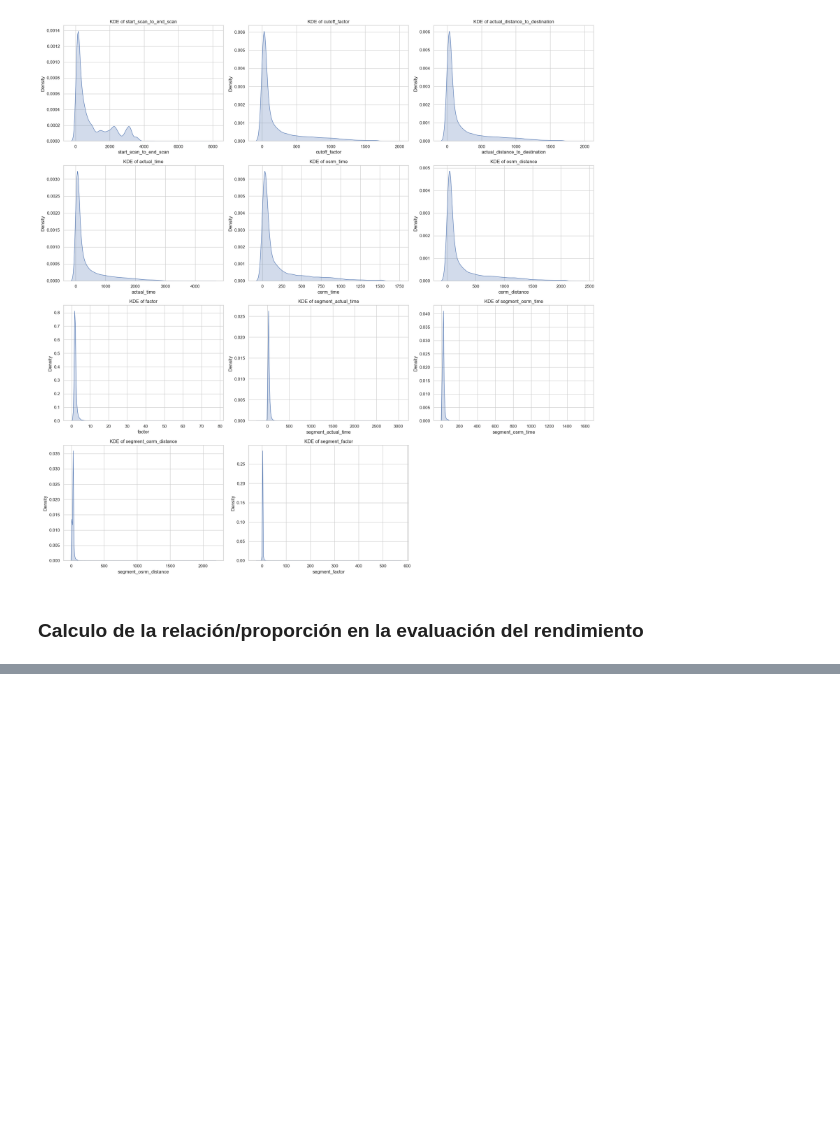
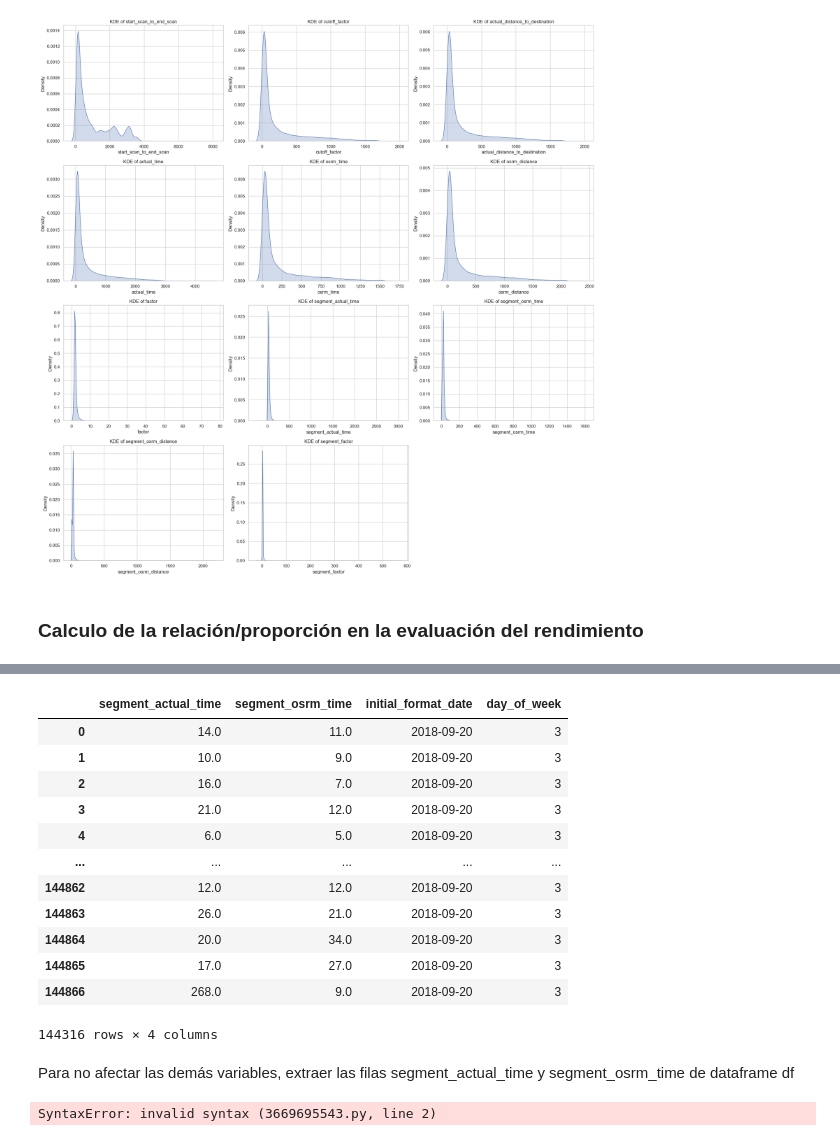
Before and after one commit to luroel/Deep-Dive-Delhivery, a Jupyter notebook: main.ipynb, the cells around one changed output, grey strips where cells are left out. Cells and saved outputs as stored; diff of their text form; code cells hidden in the pictures; blank space fills up the shorter version.

```diff
--- a/main.ipynb
+++ b/main.ipynb
@@ -576,0 +628,50 @@ Filas con los datos de una eficiencia baja del tiempo estimado y el tiempo real:
+# %%
+inefficient_data
+# %% [output]
+|  | segment_actual_time | segment_osrm_time | initial_format_date | day_of_week |
+| 0 | 14.0 | 11.0 | 2018-09-20 | 3 |
+| 1 | 10.0 | 9.0 | 2018-09-20 | 3 |
+| 2 | 16.0 | 7.0 | 2018-09-20 | 3 |
+| 3 | 21.0 | 12.0 | 2018-09-20 | 3 |
+| 4 | 6.0 | 5.0 | 2018-09-20 | 3 |
+| ... | ... | ... | ... | ... |
+| 144862 | 12.0 | 12.0 | 2018-09-20 | 3 |
+| 144863 | 26.0 | 21.0 | 2018-09-20 | 3 |
+| 144864 | 20.0 | 34.0 | 2018-09-20 | 3 |
+| 144865 | 17.0 | 27.0 | 2018-09-20 | 3 |
+| 144866 | 268.0 | 9.0 | 2018-09-20 | 3 |
+144316 rows × 4 columns
+# %% [markdown]
+Para no afectar las demás variables, extraer las filas segment_actual_time y segment_osrm_time de dataframe df
+# %%
+# Calculate average times by state
+efficiency_stats = .groupby('source_state').agg({
+    'segment_actual_time': 'mean',
+    'segment_osrm_time': 'mean'
+}).reset_index()
+
+efficiency_stats['time_difference'] = efficiency_stats['segment_actual_time'] - efficiency_stats['segment_osrm_time']
+
+
+plt.figure(figsize=(12, 6))
+
+# Barplot for Average Actual Time
+plt.subplot(1, 2, 1)
+sns.barplot(data=efficiency_stats, x='source_state', y='segment_actual_time', palette='viridis')
+plt.title('Average Actual Time by State')
+plt.xlabel('State')
+plt.ylabel('Average Actual Time (minutes)')
+plt.xticks(rotation=45, ha='right')
+
+# Barplot for Time Difference
+plt.subplot(1, 2, 2)
+sns.barplot(data=efficiency_stats, x='source_state', y='time_difference', palette='viridis')
+plt.title('Time Difference by State (Actual - OSRM)')
+plt.xlabel('State')
+plt.ylabel('Time Difference (minutes)')
+plt.xticks(rotation=45, ha='right')
+
+plt.tight_layout()
+plt.show()
+# %% [output]
+SyntaxError: invalid syntax (3669695543.py, line 2)
```
Also changed, not shown: parts of 21 cells of this notebook.
